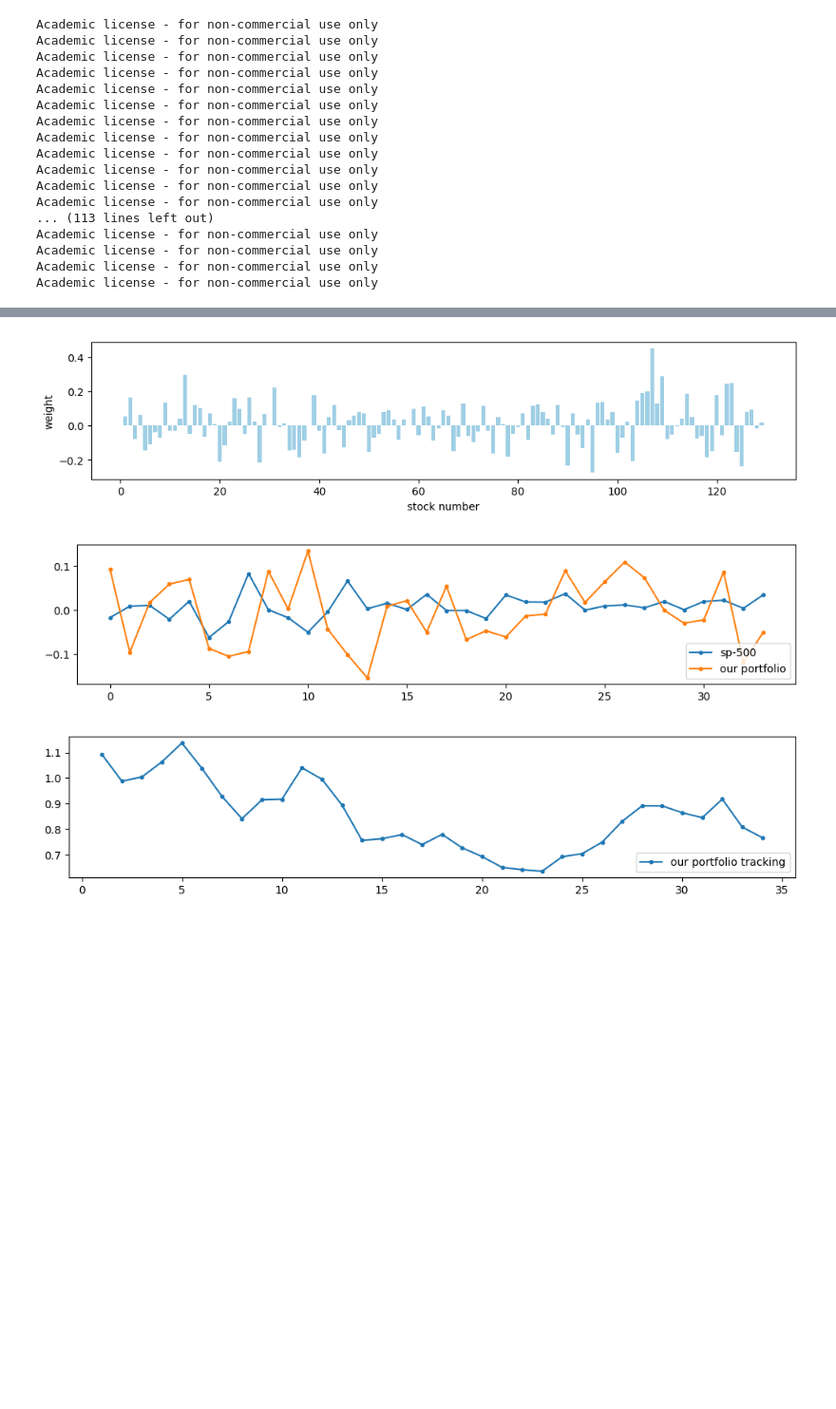
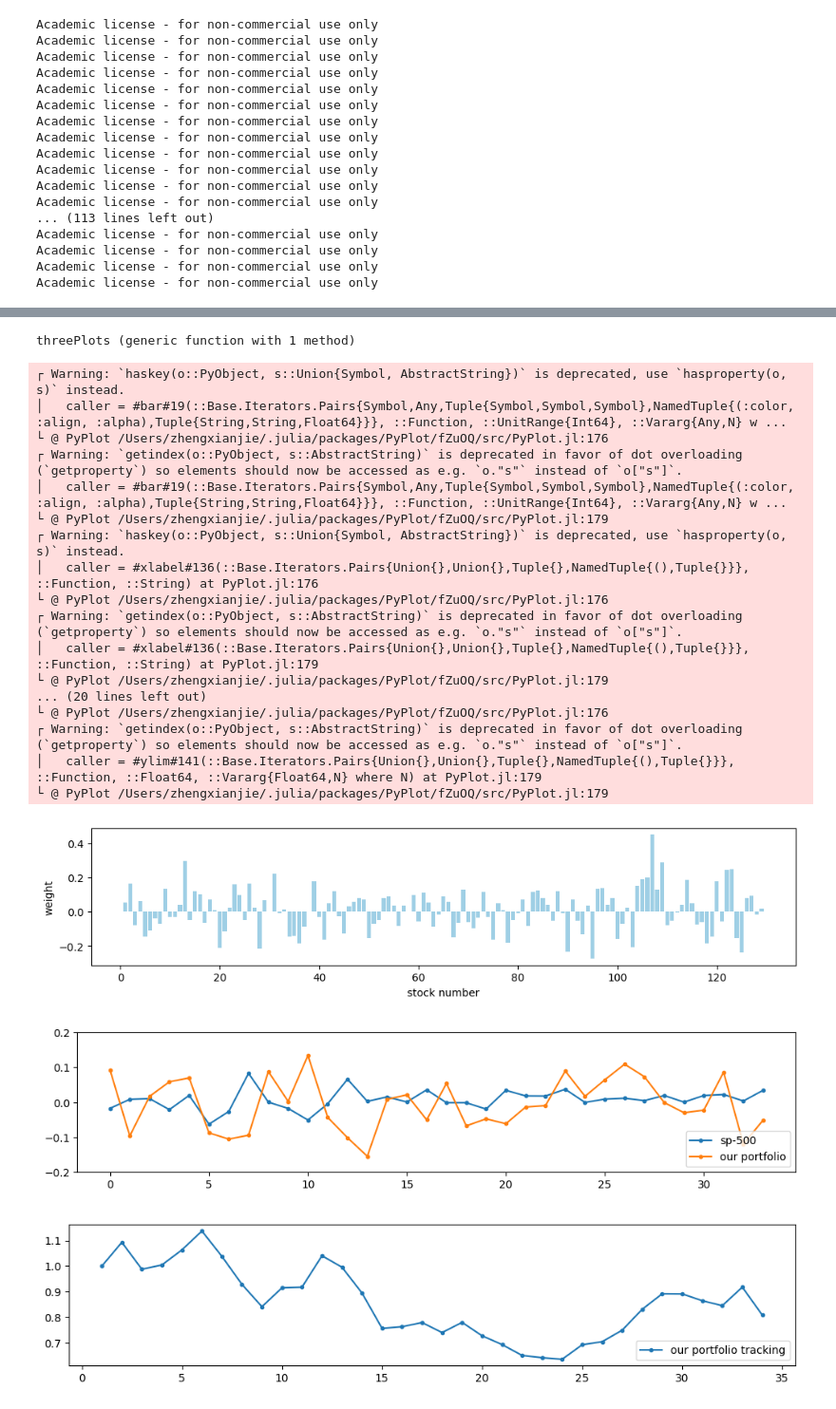
Before and after one commit to zli653/Stock-predict, a Jupyter notebook: cleanup-test.ipynb, the cells around one changed output, grey strips where cells are left out. Shown at 95% size. Cells and saved outputs as stored; diff of their text form; code cells hidden in the pictures; blank space fills up the shorter version.

```diff
--- a/cleanup-test.ipynb
+++ b/cleanup-test.ipynb
@@ -577,24 +612,48 @@ sp500_compare_data = sp500_monthly_return[182:215]
 # %%
-using PyPlot
-x = range(1,stop = 129)
-fig = figure("pyplot_barplot",figsize=(12,8))
-subplot(311)
-bar(x,xsol,color="#0f87bf",align="center",alpha=0.4)
-xlabel("stock number")
-ylabel("weight")
+function threePlots(solution, final_result, final_tracking)
+    x = range(1,stop = 129)
+    fig = figure("pyplot_barplot",figsize=(12,8))
+    subplot(311)
+    bar(x,solution,color="#0f87bf",align="center",alpha=0.4)
+    xlabel("stock number")
+    ylabel("weight")
 
-figure(figsize=(12,8))
-subplot(312)
-plot([sp500_compare_data final_result],".-");
-legend(["sp-500", "our portfolio"], loc="lower right");
+    figure(figsize=(12,8))
+    subplot(312)
+    plot([sp500_compare_data final_result],".-");
+    legend(["sp-500", "our portfolio"], loc="lower right")
+    ylim(-0.2, 0.2)
 
-x = range(1,stop = 34)
-figure(figsize=(12,8))
-subplot(313)
-plot(x, final_tracking,".-");
-legend(["our portfolio tracking"], loc="lower right");
-;
+    x = range(1,stop = 34)
+    figure(figsize=(12,8))
+    subplot(313)
+    plot(x, final_tracking,".-");
+    legend(["our portfolio tracking"], loc="lower right")
+end
 # %% [output]
-[figure, removed]
-[figure, removed]
-[figure, removed]
+threePlots (generic function with 1 method)
+# %%
+using PyPlot
+fr_15rf, ft_15rf, fv_15rf = getTestValue(xsol_15rf);
+threePlots(xsol_15rf, fr_15rf, ft_15rf);
+# %% [output]
+┌ Warning: `haskey(o::PyObject, s::Union{Symbol, AbstractString})` is deprecated, use `hasproperty(o, s)` instead.
+│   caller = #bar#19(::Base.Iterators.Pairs{Symbol,Any,Tuple{Symbol,Symbol,Symbol},NamedTuple{(:color, :align, :alpha),Tuple{String,String,Float64}}}, ::Function, ::UnitRange{Int64}, ::Vararg{Any,N} w ...
+└ @ PyPlot /Users/zhengxianjie/.julia/packages/PyPlot/fZuOQ/src/PyPlot.jl:176
+┌ Warning: `getindex(o::PyObject, s::AbstractString)` is deprecated in favor of dot overloading (`getproperty`) so elements should now be accessed as e.g. `o."s"` instead of `o["s"]`.
+│   caller = #bar#19(::Base.Iterators.Pairs{Symbol,Any,Tuple{Symbol,Symbol,Symbol},NamedTuple{(:color, :align, :alpha),Tuple{String,String,Float64}}}, ::Function, ::UnitRange{Int64}, ::Vararg{Any,N} w ...
+└ @ PyPlot /Users/zhengxianjie/.julia/packages/PyPlot/fZuOQ/src/PyPlot.jl:179
+┌ Warning: `haskey(o::PyObject, s::Union{Symbol, AbstractString})` is deprecated, use `hasproperty(o, s)` instead.
+│   caller = #xlabel#136(::Base.Iterators.Pairs{Union{},Union{},Tuple{},NamedTuple{(),Tuple{}}}, ::Function, ::String) at PyPlot.jl:176
+└ @ PyPlot /Users/zhengxianjie/.julia/packages/PyPlot/fZuOQ/src/PyPlot.jl:176
+┌ Warning: `getindex(o::PyObject, s::AbstractString)` is deprecated in favor of dot overloading (`getproperty`) so elements should now be accessed as e.g. `o."s"` instead of `o["s"]`.
+│   caller = #xlabel#136(::Base.Iterators.Pairs{Union{},Union{},Tuple{},NamedTuple{(),Tuple{}}}, ::Function, ::String) at PyPlot.jl:179
+└ @ PyPlot /Users/zhengxianjie/.julia/packages/PyPlot/fZuOQ/src/PyPlot.jl:179
+... (20 lines left out)
+└ @ PyPlot /Users/zhengxianjie/.julia/packages/PyPlot/fZuOQ/src/PyPlot.jl:176
+┌ Warning: `getindex(o::PyObject, s::AbstractString)` is deprecated in favor of dot overloading (`getproperty`) so elements should now be accessed as e.g. `o."s"` instead of `o["s"]`.
+│   caller = #ylim#141(::Base.Iterators.Pairs{Union{},Union{},Tuple{},NamedTuple{(),Tuple{}}}, ::Function, ::Float64, ::Vararg{Float64,N} where N) at PyPlot.jl:179
+└ @ PyPlot /Users/zhengxianjie/.julia/packages/PyPlot/fZuOQ/src/PyPlot.jl:179
+[figure, added]
+[figure, added]
+[figure, added]
```
Also changed, not shown: parts of 42 cells of this notebook.
